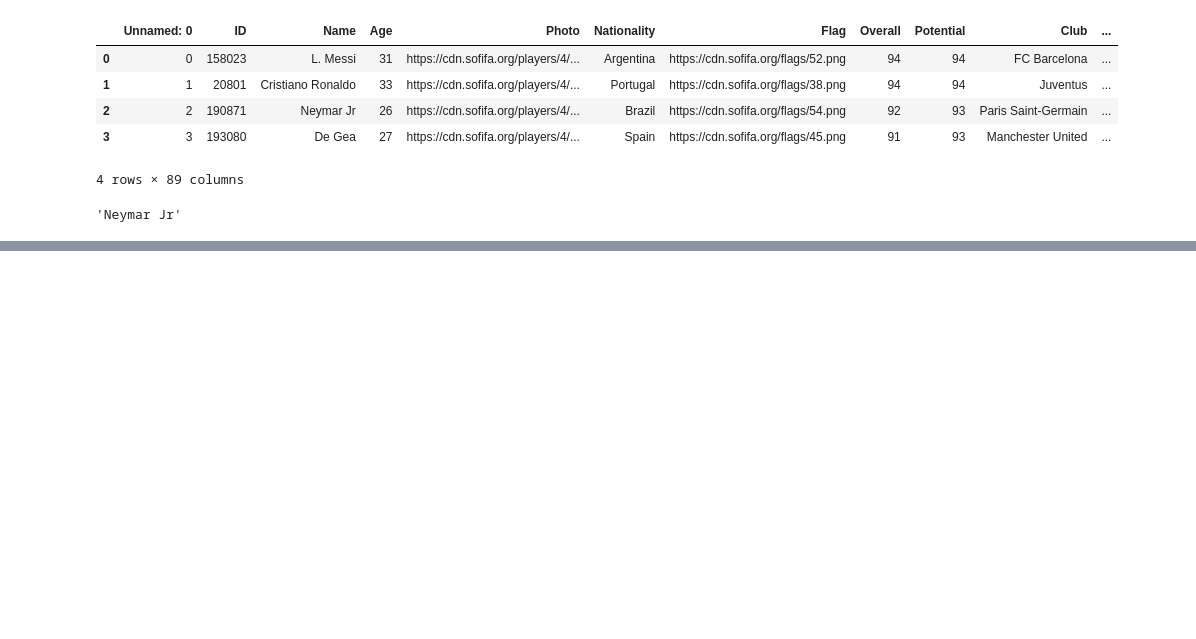
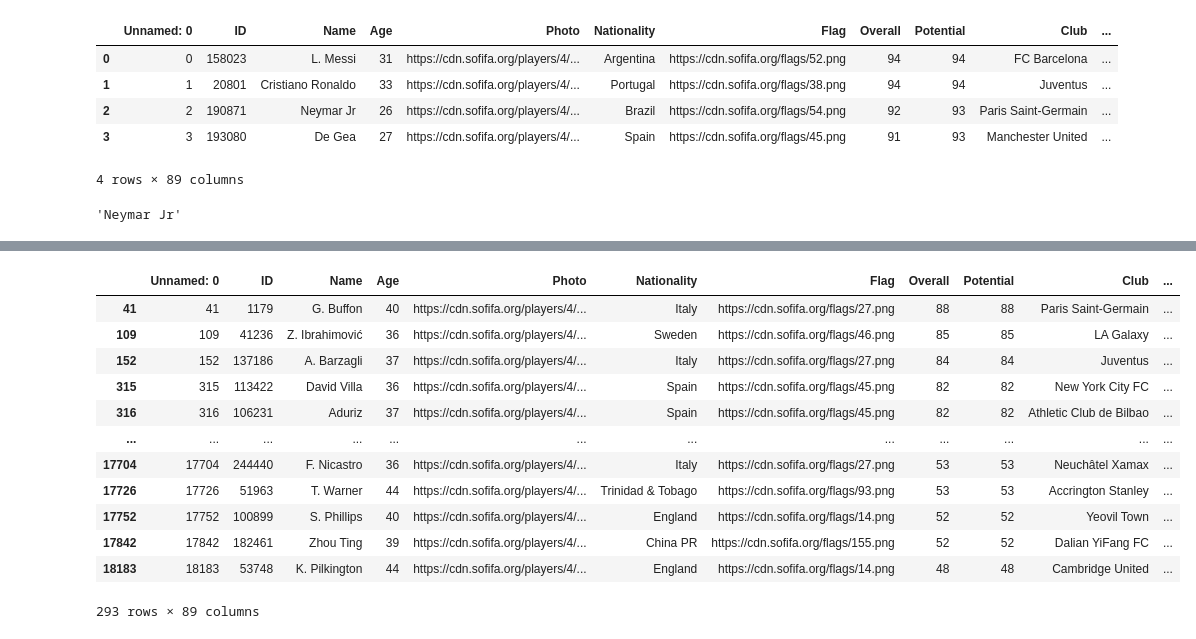
Before and after one commit to FelipeFelixhub/Data-Science-Fundamentos, a Jupyter notebook: pandas_fifa.ipynb, the cells around one changed output, grey strips where cells are left out. Cells and saved outputs as stored; diff of their text form; code cells hidden in the pictures; blank space fills up the shorter version.

```diff
--- a/pandas_fifa.ipynb
+++ b/pandas_fifa.ipynb
@@ -89,0 +106,16 @@ dados.iloc[2,2]
+# %%
+dados.loc[dados['Age'] > 35 ]
+# %% [output]
+|  | Unnamed: 0 | ID | Name | Age | Photo | Nationality | Flag | Overall | Potential | Club | ... |
+| 41 | 41 | 1179 | G. Buffon | 40 | https://cdn.sofifa.org/players/4/... | Italy | https://cdn.sofifa.org/flags/27.png | 88 | 88 | Paris Saint-Germain | ... |
+| 109 | 109 | 41236 | Z. Ibrahimović | 36 | https://cdn.sofifa.org/players/4/... | Sweden | https://cdn.sofifa.org/flags/46.png | 85 | 85 | LA Galaxy | ... |
+| 152 | 152 | 137186 | A. Barzagli | 37 | https://cdn.sofifa.org/players/4/... | Italy | https://cdn.sofifa.org/flags/27.png | 84 | 84 | Juventus | ... |
+| 315 | 315 | 113422 | David Villa | 36 | https://cdn.sofifa.org/players/4/... | Spain | https://cdn.sofifa.org/flags/45.png | 82 | 82 | New York City FC | ... |
+| 316 | 316 | 106231 | Aduriz | 37 | https://cdn.sofifa.org/players/4/... | Spain | https://cdn.sofifa.org/flags/45.png | 82 | 82 | Athletic Club de Bilbao | ... |
+| ... | ... | ... | ... | ... | ... | ... | ... | ... | ... | ... | ... |
+| 17704 | 17704 | 244440 | F. Nicastro | 36 | https://cdn.sofifa.org/players/4/... | Italy | https://cdn.sofifa.org/flags/27.png | 53 | 53 | Neuchâtel Xamax | ... |
+| 17726 | 17726 | 51963 | T. Warner | 44 | https://cdn.sofifa.org/players/4/... | Trinidad & Tobago | https://cdn.sofifa.org/flags/93.png | 53 | 53 | Accrington Stanley | ... |
+| 17752 | 17752 | 100899 | S. Phillips | 40 | https://cdn.sofifa.org/players/4/... | England | https://cdn.sofifa.org/flags/14.png | 52 | 52 | Yeovil Town | ... |
+| 17842 | 17842 | 182461 | Zhou Ting | 39 | https://cdn.sofifa.org/players/4/... | China PR | https://cdn.sofifa.org/flags/155.png | 52 | 52 | Dalian YiFang FC | ... |
+| 18183 | 18183 | 53748 | K. Pilkington | 44 | https://cdn.sofifa.org/players/4/... | England | https://cdn.sofifa.org/flags/14.png | 48 | 48 | Cambridge United | ... |
+293 rows × 89 columns
```
Also changed, not shown: parts of 2 cells of this notebook.
